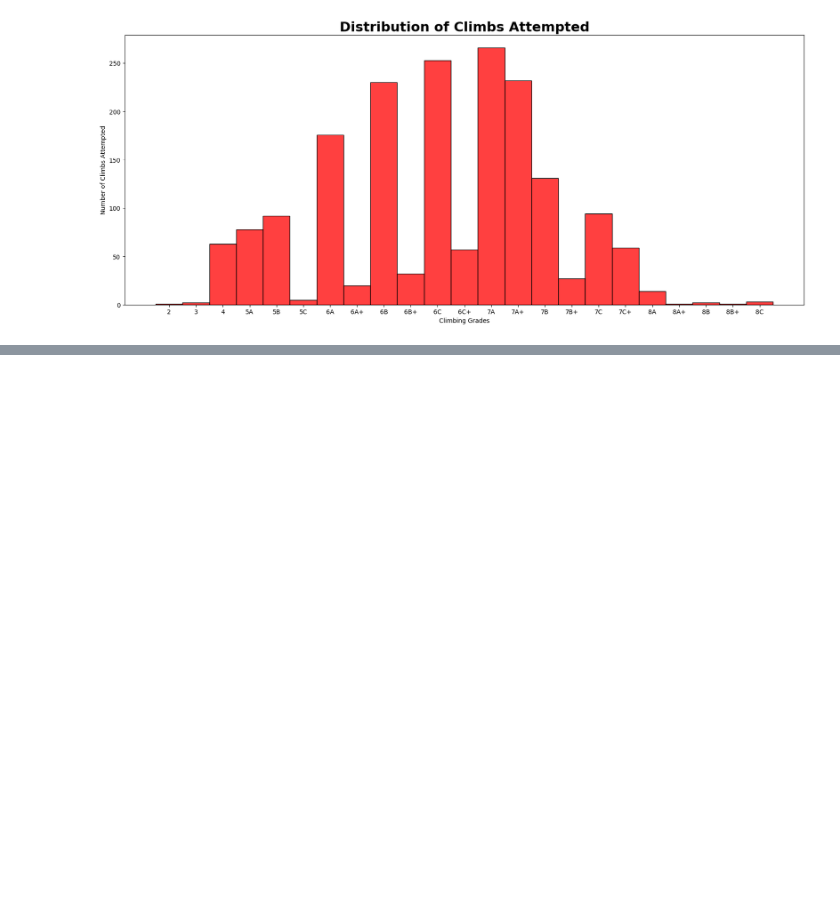
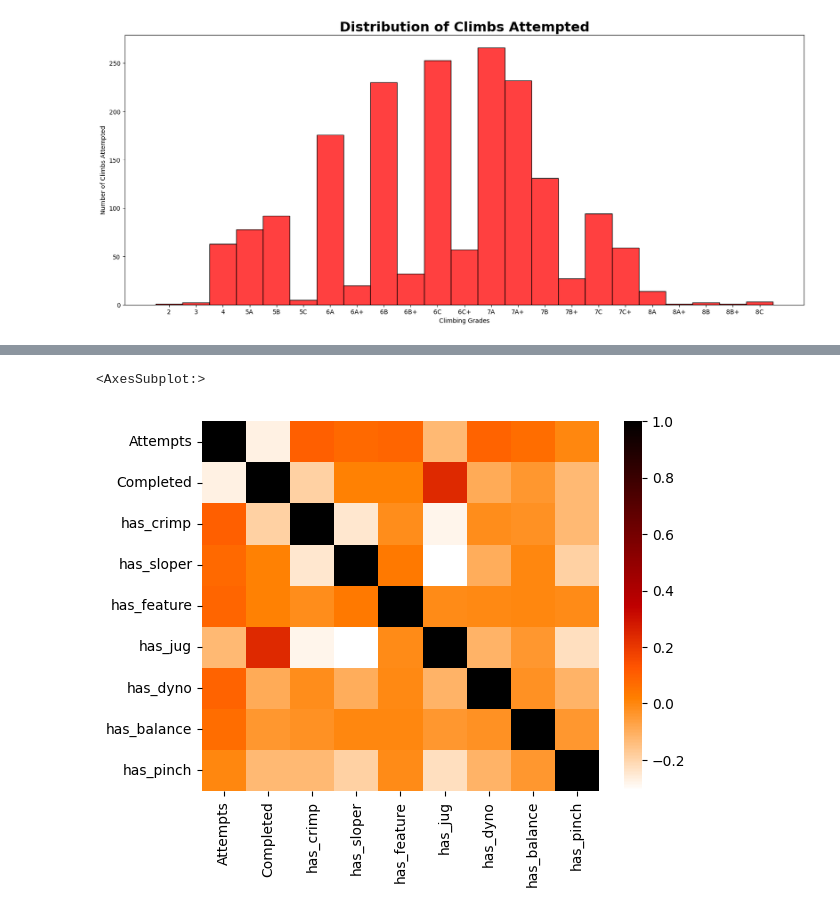
Before and after one commit to the-ethical-ai/Climbing_Analysis, a Jupyter notebook: climbing_data.ipynb, the cells around one changed output, grey strips where cells are left out. Cells and saved outputs as stored; diff of their text form; code cells hidden in the pictures; blank space fills up the shorter version.

```diff
--- a/climbing_data.ipynb
+++ b/climbing_data.ipynb
@@ -411,0 +438,6 @@ df.groupby(by = 'has_crimp').count() # crimps
+# %%
+# Heatmap
+sns.heatmap(df.iloc[:, 1:-2].corr(), cmap = 'gist_heat_r')
+# %% [output]
+<AxesSubplot:>
+[figure, added]
```
Also changed, not shown: parts of 9 cells of this notebook.
